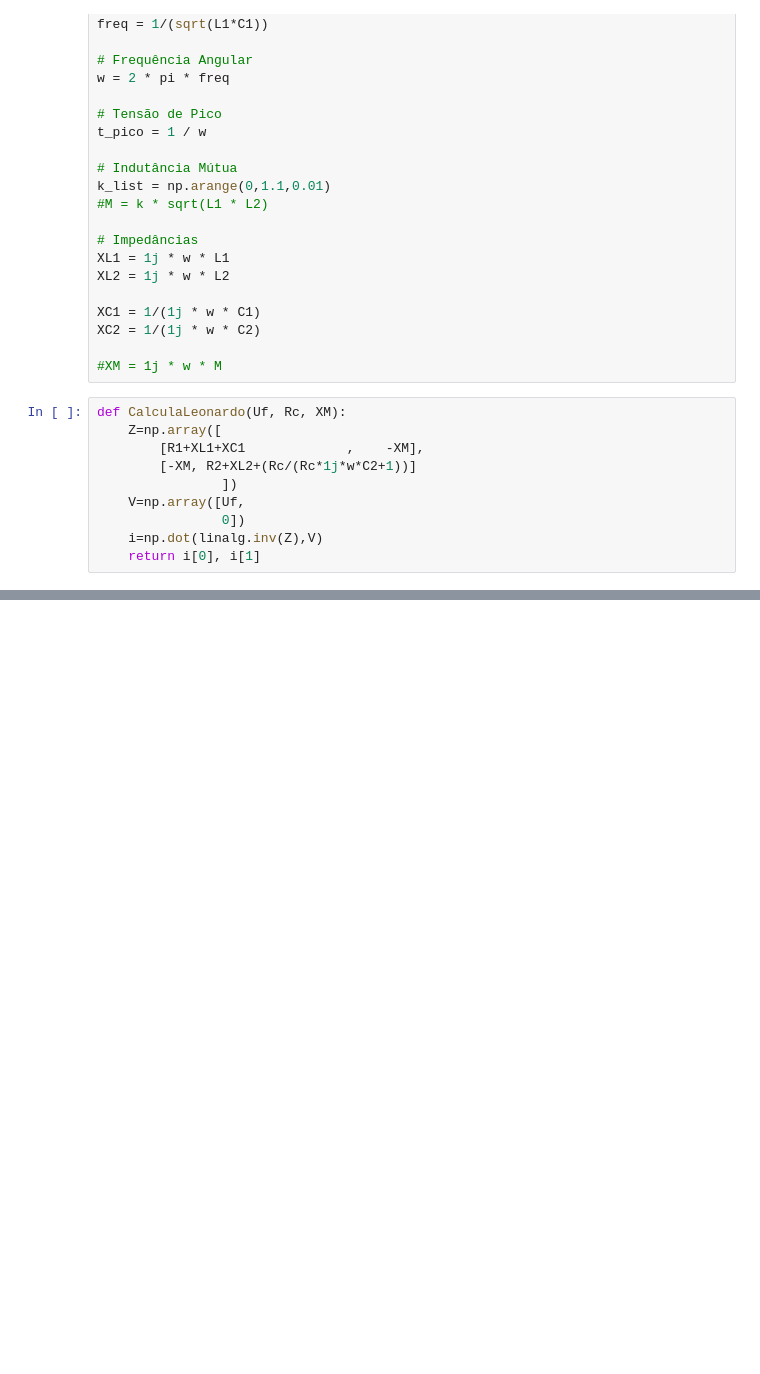
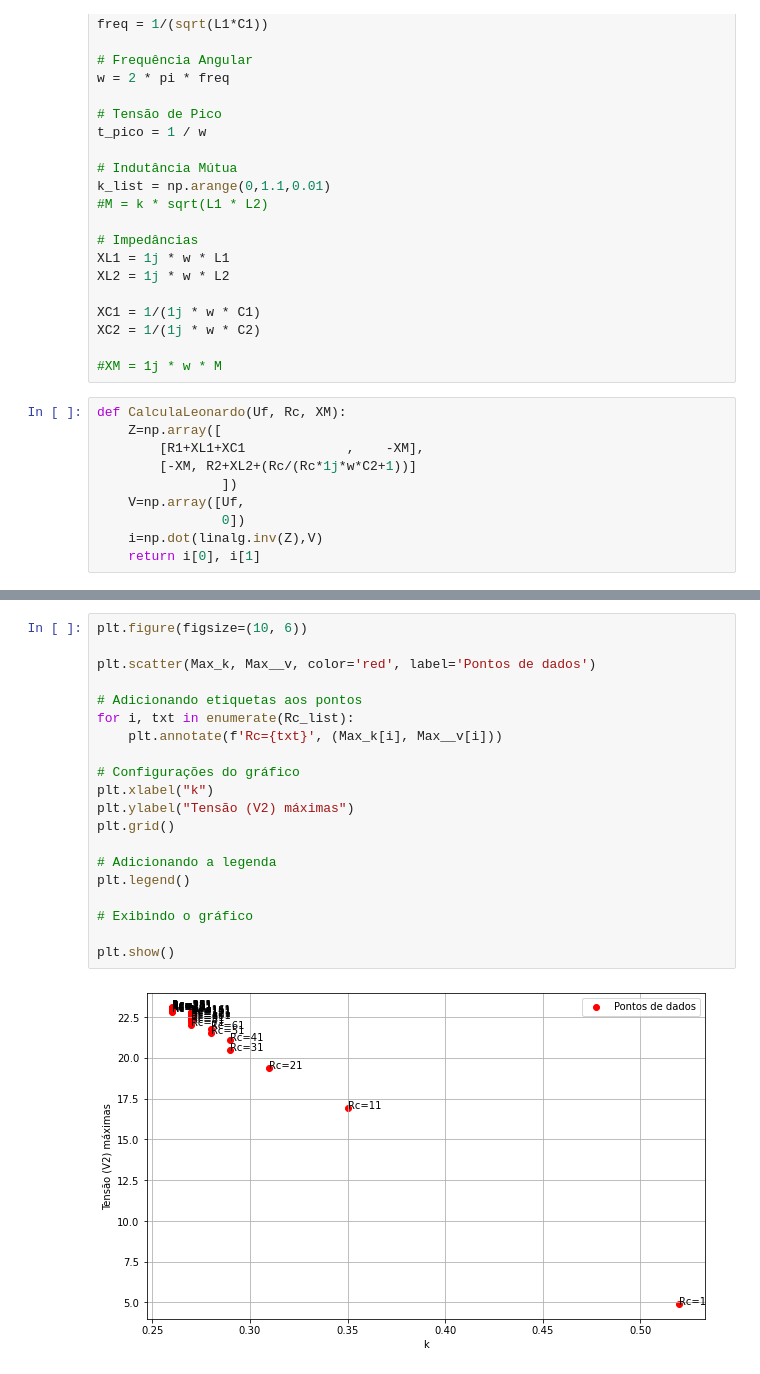
Before and after one commit to lnasser11/ProjetoEletroMag, a Jupyter notebook: item7.ipynb, the cells around one changed output, grey strips where cells are left out. Saved outputs shown, nothing was run; the diff lists cells and outputs as text; blank space fills up the shorter version.

```diff
--- a/item7.ipynb
+++ b/item7.ipynb
@@ -168,0 +164,22 @@ IndexError: list index out of range
+# %%
+plt.figure(figsize=(10, 6))
+
+plt.scatter(Max_k, Max__v, color='red', label='Pontos de dados')
+
+# Adicionando etiquetas aos pontos
+for i, txt in enumerate(Rc_list):
+    plt.annotate(f'Rc={txt}', (Max_k[i], Max__v[i]))
+
+# Configurações do gráfico
+plt.xlabel("k")
+plt.ylabel("Tensão (V2) máximas")
+plt.grid()
+
+# Adicionando a legenda
+plt.legend()
+
+# Exibindo o gráfico
+
+plt.show()
+# %% [output]
+[figure, added]
```
Also changed, not shown: parts of 12 cells of this notebook.
